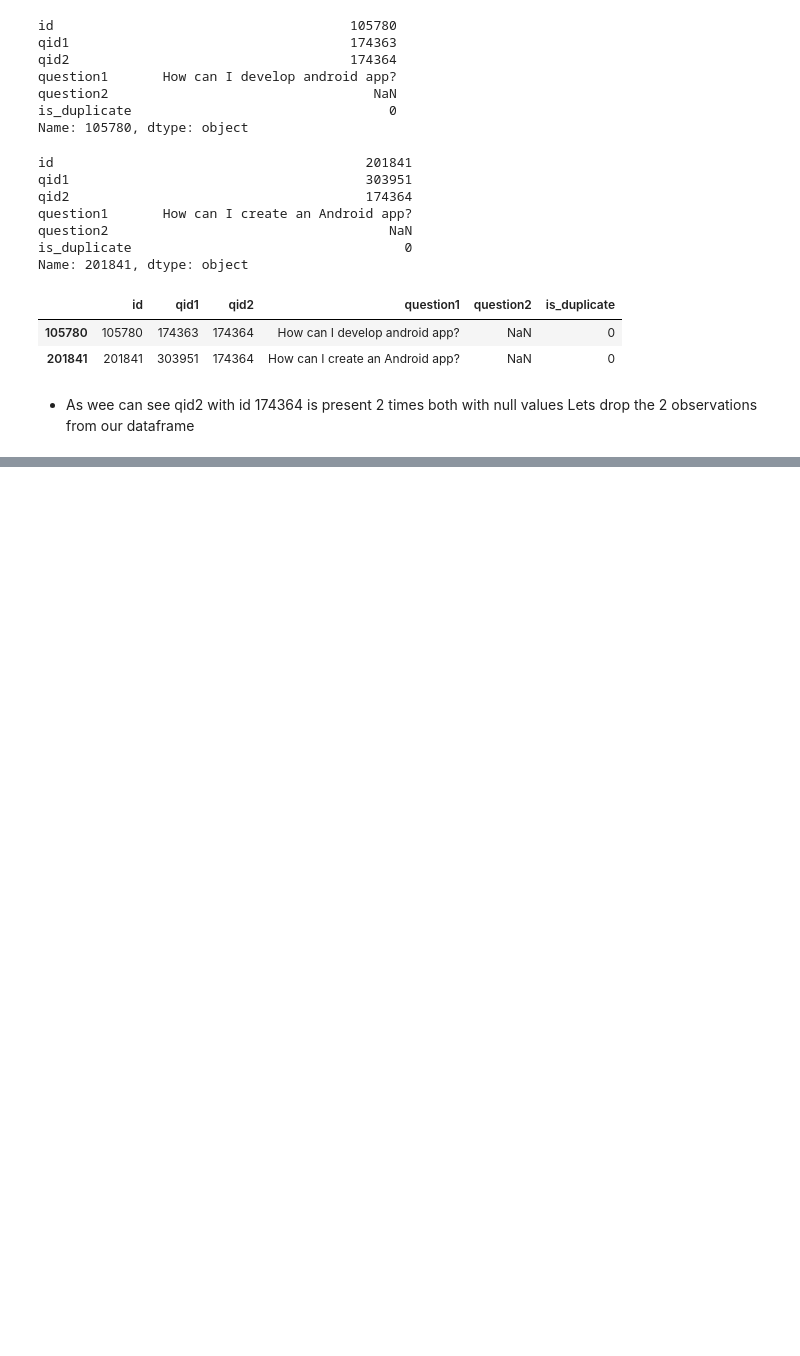
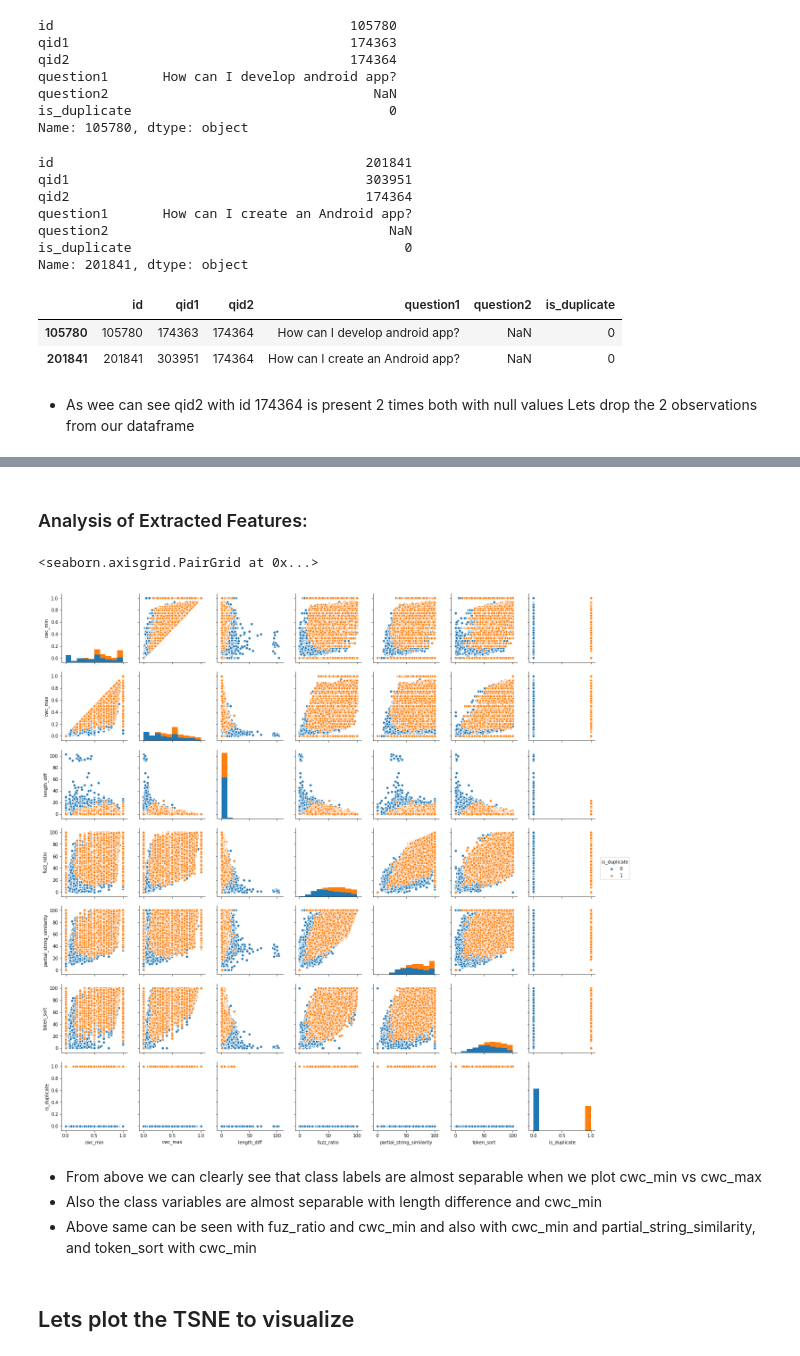
Before and after one commit to Kali-Dev/quora_question_pair, a Jupyter notebook: quora question pair similarity.ipynb, the cells around one changed output, grey strips where cells are left out. Drawn from its saved outputs; the diff is of its cells as text; code cells hidden in the pictures; blank space fills up the shorter version.

```diff
--- a/quora question pair similarity.ipynb
+++ b/quora question pair similarity.ipynb
@@ -236,0 +406,29 @@ df = df.drop([105780, 201841])
+# %%
+def extracted_df(series1_list, series2_list):
+
+    cwc_min = []
+    cwc_max = []
+    length_diff = []
+    fuzz_ratio = []
+    partial_string_similarity = []
+    token_sort = []
+    for s1, s2 in zip(series1_list, series2_list):
+        string1_list = s1.split()
+        string2_list = s2.split()
+        num = len(np.intersect1d(string1_list, string2_list))
+        lengths_tuple = (len(string1_list), len(string2_list))
+        cwc_min.append(round(num/(min(lengths_tuple)+0.0001), 4))
+        cwc_max.append(round(num/(max(lengths_tuple)+0.0001), 4))
+        length_diff.append(abs(np.diff(lengths_tuple))[0])
+        fuzz_ratio.append(fuzz.ratio(s1, s2))
+        partial_string_similarity.append(fuzz.partial_ratio(s1, s2))
+        token_sort.append(fuzz.token_sort_ratio(s1, s2))
+    df_dict = {'cwc_min':cwc_min, 'cwc_max':cwc_max, 'length_diff':length_diff, \
+               'fuzz_ratio':fuzz_ratio, 'partial_string_similarity':partial_string_similarity,\
+              'token_sort':token_sort}
+
+    final_df = pd.DataFrame(df_dict)
+    return final_df
+# %%
+%%time
+features_extracted_df = extracted_df(df.tokenized_q1.values, df.tokenized_q2.values)
@@ -236,0 +519,2 @@ df = df.drop([105780, 201841])
+# %%
+final_df = pd.concat([df, features_extracted_df], axis=1)
@@ -236,0 +530,16 @@ df = df.drop([105780, 201841])
+# %% [markdown]
+### Analysis of Extracted Features:
+# %%
+req_cols = features_extracted_df.columns.tolist()
+req_cols.append('is_duplicate')
+# %%
+sns.pairplot(final_df[req_cols], hue='is_duplicate');
+# %% [output]
+<seaborn.axisgrid.PairGrid at 0x...>
+[figure, added]
+# %% [markdown]
+* From above we can clearly see that class labels are almost separable when we plot cwc_min vs cwc_max
+* Also the class variables are almost separable with length difference and cwc_min
+* Above same can be seen with fuz_ratio and cwc_min and also with cwc_min and partial_string_similarity, and token_sort with cwc_min
+# %% [markdown]
+## Lets plot the TSNE to visualize
```
Also changed, not shown: parts of 78 cells of this notebook.
